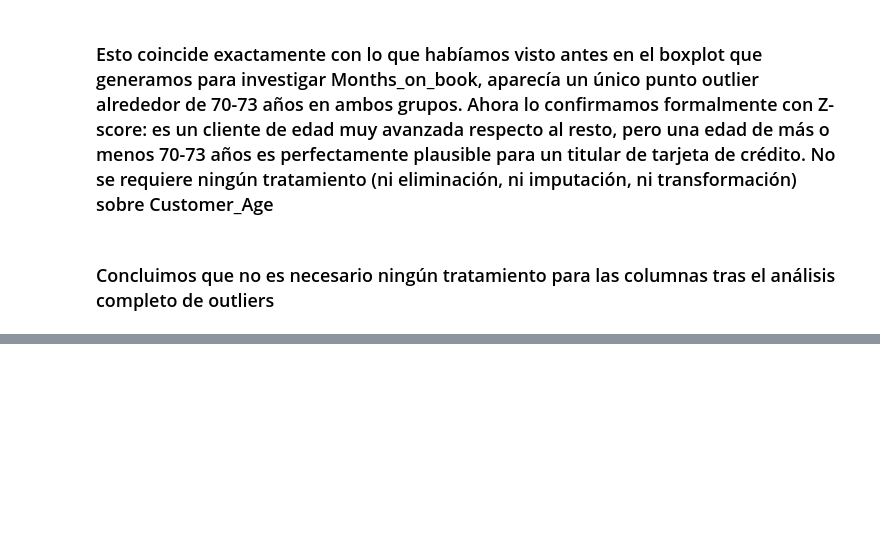
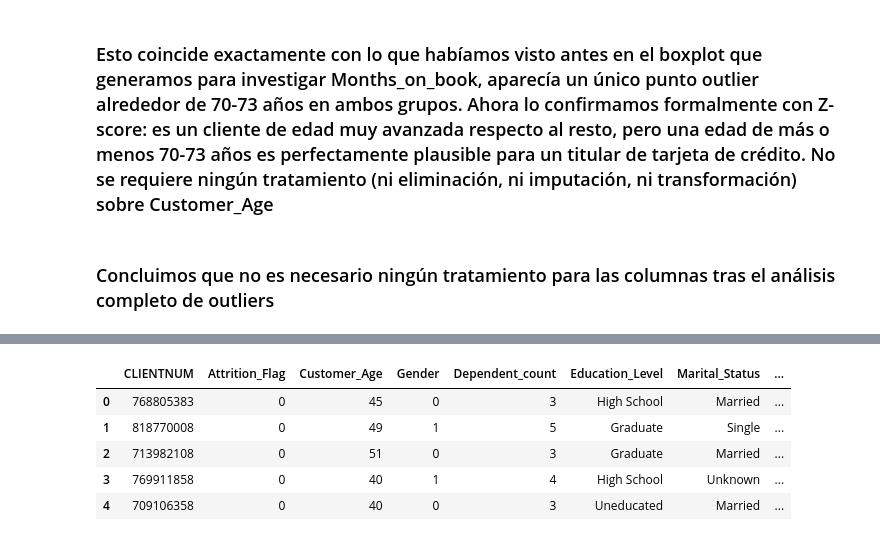
Before and after one commit to Dende8/Credit_Card_Churners, a Jupyter notebook: notebooks/preprocessing.ipynb, the cells around one changed output, grey strips where cells are left out. Saved outputs shown, nothing was run; the diff lists cells and outputs as text; code cells hidden in the pictures; blank space fills up the shorter version.

```diff
--- a/notebooks/preprocessing.ipynb
+++ b/notebooks/preprocessing.ipynb
@@ -23,40 +23,4 @@ df_clean['Gender'] = df_clean['Gender'].map({
     'M': 0,
     'F': 1
 })
-
-# 3. Education_Level -> categórica ordenable
-orden_educacion = ['Unknown', 'Uneducated', 'High School', 'College',
-                    'Graduate', 'Post-Graduate', 'Doctorate']
-
-df_clean['Education_Level'] = pd.Categorical(
-    df_clean['Education_Level'],
-    categories=orden_educacion,
-    ordered=True
-)
-
-# 4. Income_Category -> categórica ordenable
-orden_ingresos = ['Unknown', 'Less than $40K', '$40K - $60K',
-                   '$60K - $80K', '$80K - $120K', '$120K +']
-
-
-df_clean['Income_Category'] = pd.Categorical(
-    df_clean['Income_Category'],
-    categories=orden_ingresos,
-    ordered=True
-)
-
-# 5. Card_Category -> categórica ordenable (jerarquía de tarjetas)
-orden_tarjeta = ['Blue', 'Silver', 'Gold', 'Platinum']
-
-df_clean['Card_Category'] = pd.Categorical(
-    df_clean['Card_Category'],
-    categories=orden_tarjeta,
-    ordered=True
-)
-
-# 6. Marital_Status -> categórica NO ordenable
-df_clean['Marital_Status'] = pd.Categorical(
-    df_clean['Marital_Status'],
-    ordered=False
-)
 # %%
@@ -469,0 +433,10 @@ outliers_zscore(df_clean, 'Customer_Age')
+# %%
+df_clean['Avg_Trans_Amt'] = df_clean['Total_Trans_Amt'] / df_clean['Total_Trans_Ct']
+df_clean.head()
+# %% [output]
+|  | CLIENTNUM | Attrition_Flag | Customer_Age | Gender | Dependent_count | Education_Level | Marital_Status | ... |
+| 0 | 768805383 | 0 | 45 | 0 | 3 | High School | Married | ... |
+| 1 | 818770008 | 0 | 49 | 1 | 5 | Graduate | Single | ... |
+| 2 | 713982108 | 0 | 51 | 0 | 3 | Graduate | Married | ... |
+| 3 | 769911858 | 0 | 40 | 1 | 4 | High School | Unknown | ... |
+| 4 | 709106358 | 0 | 40 | 0 | 3 | Uneducated | Married | ... |
```
Also changed, not shown: parts of 14 cells of this notebook.
